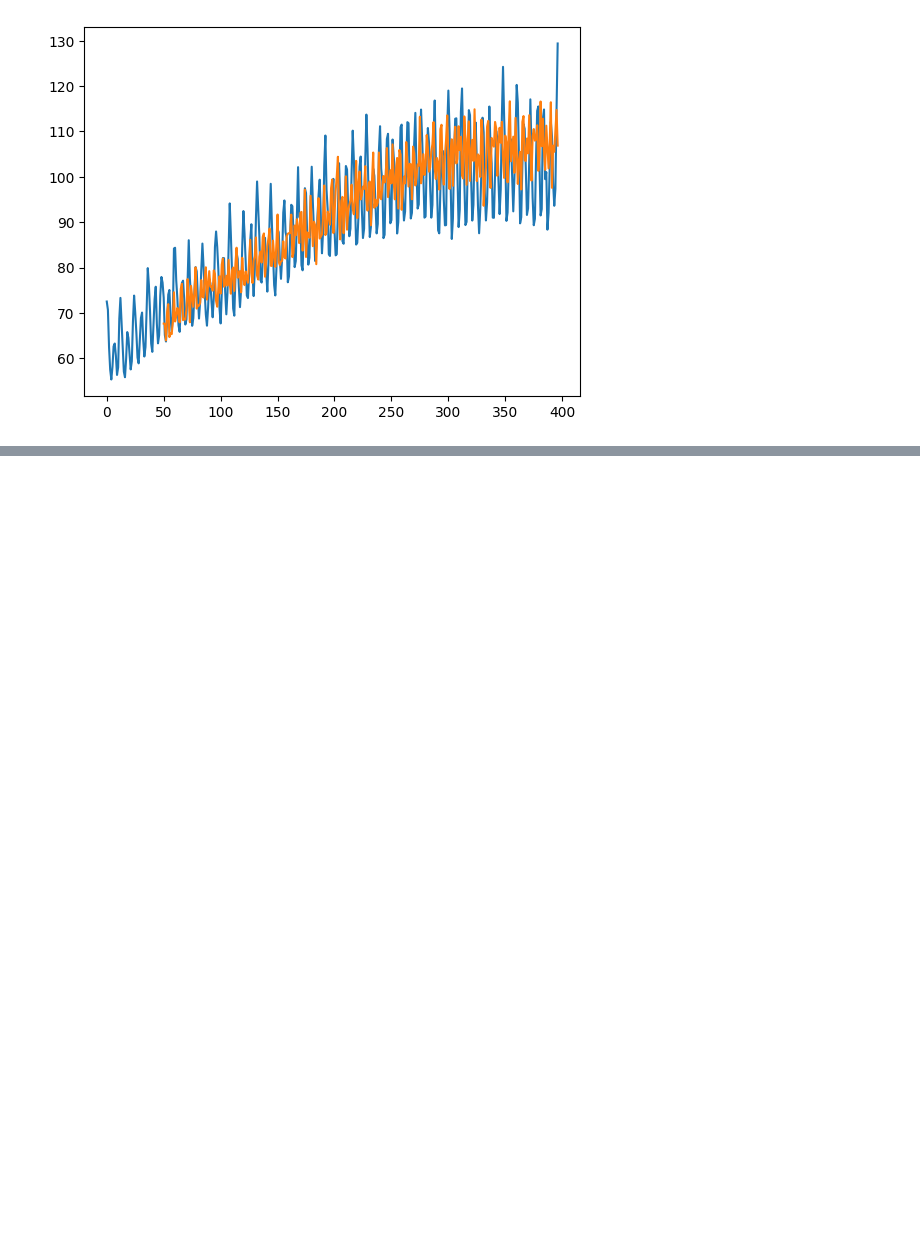
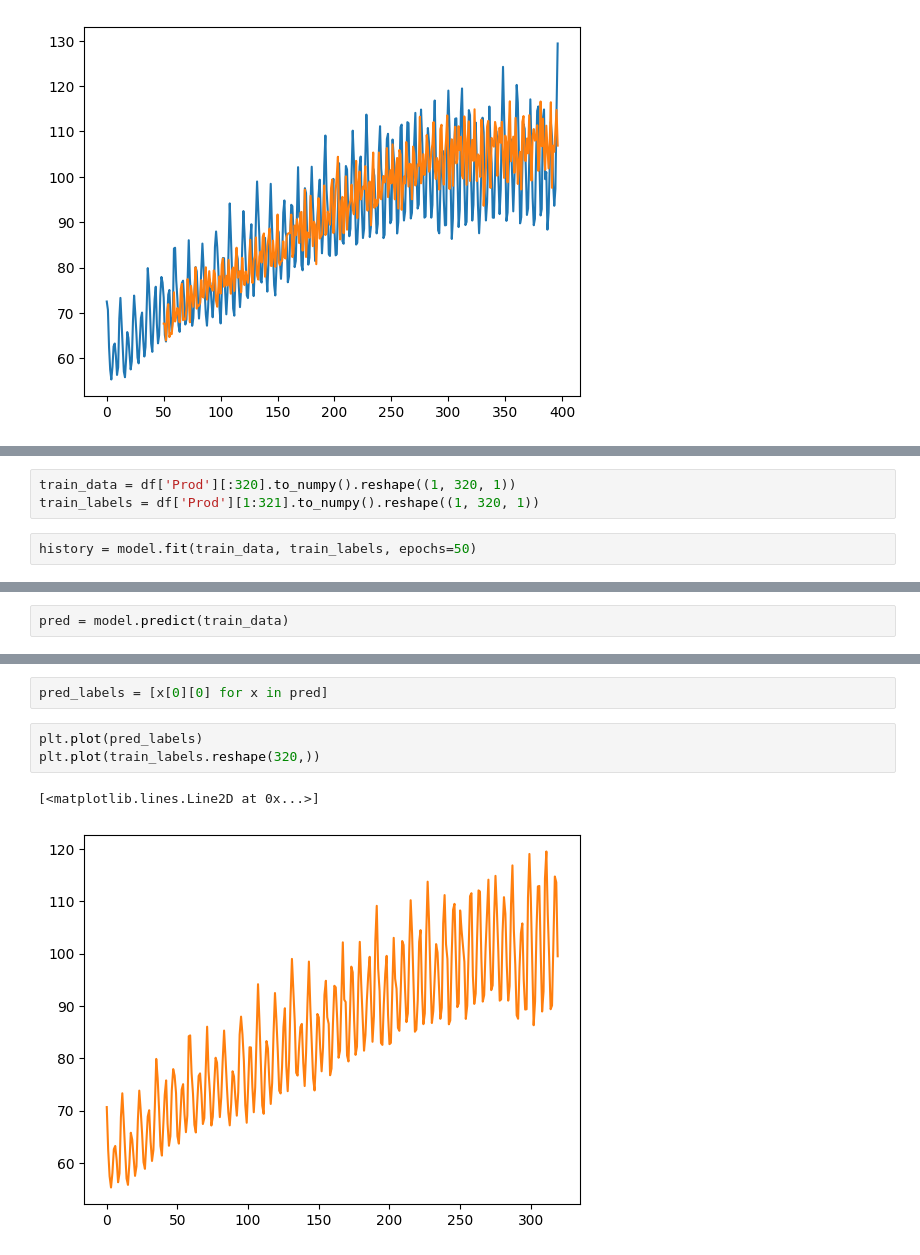
Before and after one commit to AR-PyT/UROP1100_TimeSeries, a Jupyter notebook: DataProcessing.ipynb, the cells around one changed output, grey strips where cells are left out. Cells and saved outputs as stored; diff of their text form; blank space fills up the shorter version.

```diff
--- a/DataProcessing.ipynb
+++ b/DataProcessing.ipynb
@@ -336,0 +404,5 @@ plt.plot(range(window_size, len(df['Prod'])), model.predict(samples).ravel())
+# %%
+train_data = df['Prod'][:320].to_numpy().reshape((1, 320, 1))
+train_labels = df['Prod'][1:321].to_numpy().reshape((1, 320, 1))
+# %%
+history = model.fit(train_data, train_labels, epochs=50)
@@ -336,0 +427,2 @@ plt.plot(range(window_size, len(df['Prod'])), model.predict(samples).ravel())
+# %%
+pred = model.predict(train_data)
@@ -336,0 +431,8 @@ plt.plot(range(window_size, len(df['Prod'])), model.predict(samples).ravel())
+# %%
+pred_labels = [x[0][0] for x in pred]
+# %%
+plt.plot(pred_labels)
+plt.plot(train_labels.reshape(320,))
+# %% [output]
+[<matplotlib.lines.Line2D at 0x...>]
+[figure, added]
```
Also changed, not shown: parts of 12 cells of this notebook.
